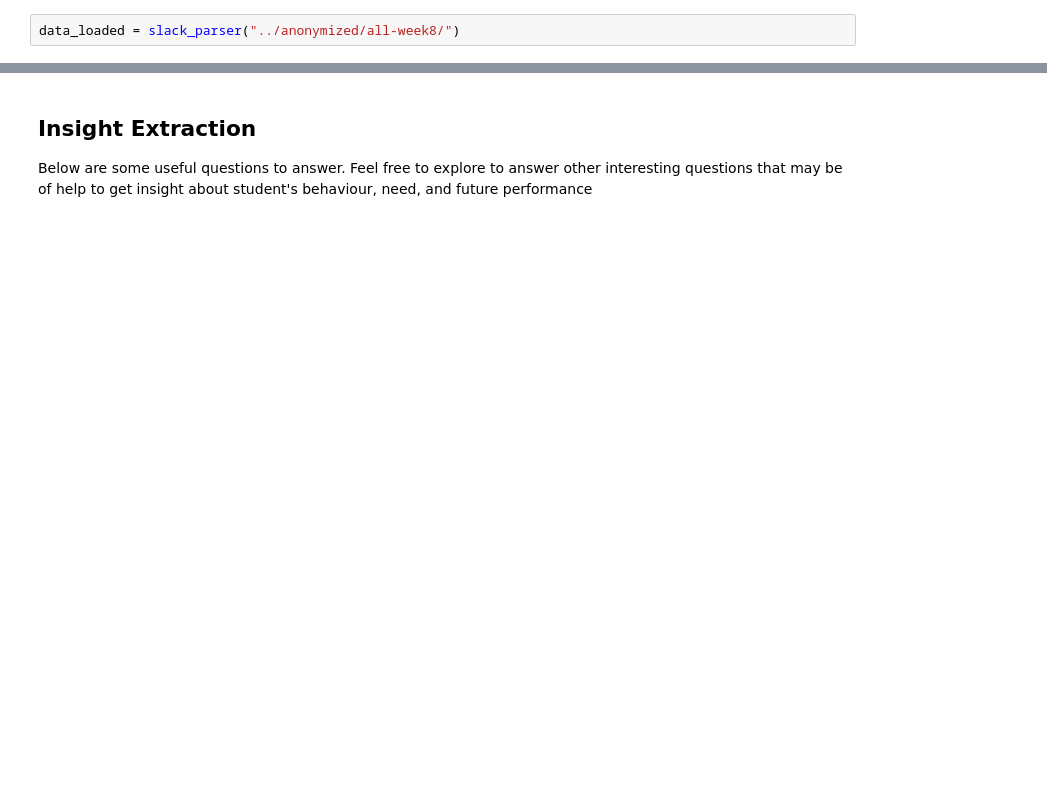
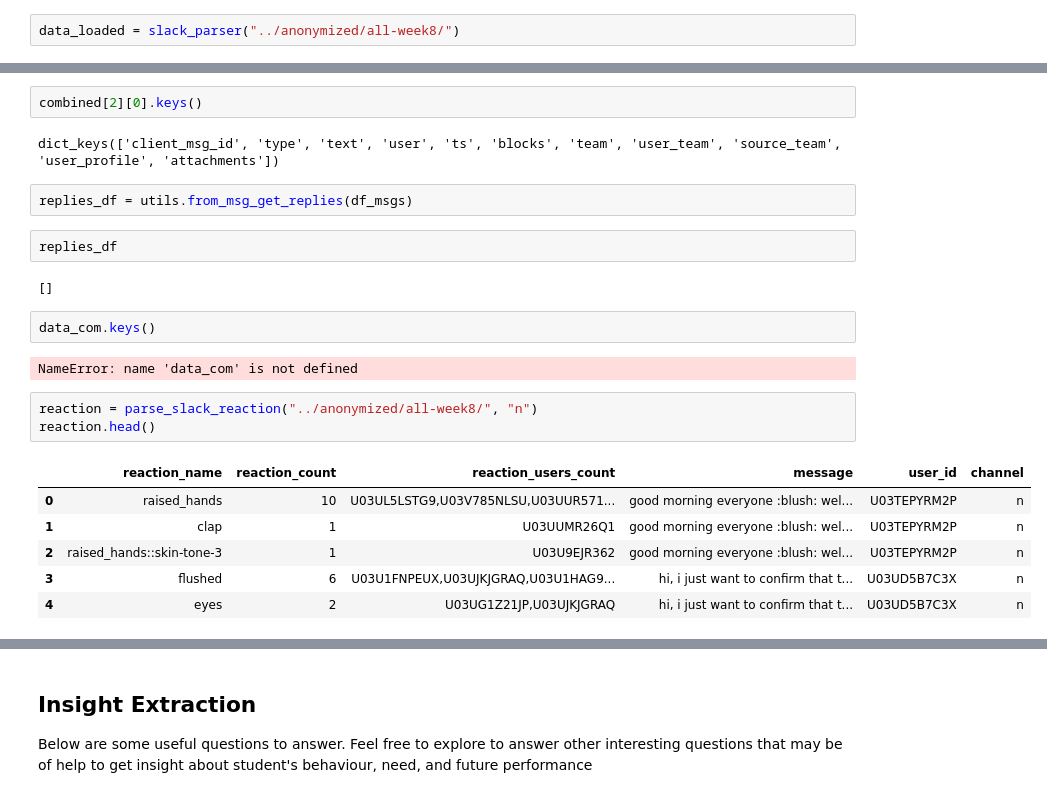
Before and after one commit to FidTCHANDO/network_analysis, a Jupyter notebook: notebooks/parse_slack_data.ipynb, the cells around one changed output, grey strips where cells are left out. Drawn from its saved outputs; the diff is of its cells as text; blank space fills up the shorter version.

```diff
--- a/notebooks/parse_slack_data.ipynb
+++ b/notebooks/parse_slack_data.ipynb
@@ -427,0 +327,24 @@ data_loaded
+# %%
+combined[2][0].keys()
+# %% [output]
+dict_keys(['client_msg_id', 'type', 'text', 'user', 'ts', 'blocks', 'team', 'user_team', 'source_team', 'user_profile', 'attachments'])
+# %%
+replies_df = utils.from_msg_get_replies(df_msgs)
+# %%
+replies_df
+# %% [output]
+[]
+# %%
+data_com.keys()
+# %% [output]
+NameError: name 'data_com' is not defined
+# %%
+reaction = parse_slack_reaction("../anonymized/all-week8/", "n")
+reaction.head()
+# %% [output]
+|  | reaction_name | reaction_count | reaction_users_count | message | user_id | channel |
+| 0 | raised_hands | 10 | U03UL5LSTG9,U03V785NLSU,U03UUR571... | good morning everyone :blush: wel... | U03TEPYRM2P | n |
+| 1 | clap | 1 | U03UUMR26Q1 | good morning everyone :blush: wel... | U03TEPYRM2P | n |
+| 2 | raised_hands::skin-tone-3 | 1 | U03U9EJR362 | good morning everyone :blush: wel... | U03TEPYRM2P | n |
+| 3 | flushed | 6 | U03U1FNPEUX,U03UJKJGRAQ,U03U1HAG9... | hi, i just want to confirm that t... | U03UD5B7C3X | n |
+| 4 | eyes | 2 | U03UG1Z21JP,U03UJKJGRAQ | hi, i just want to confirm that t... | U03UD5B7C3X | n |
```
Also changed, not shown: parts of 26 cells of this notebook, 1 other file.
